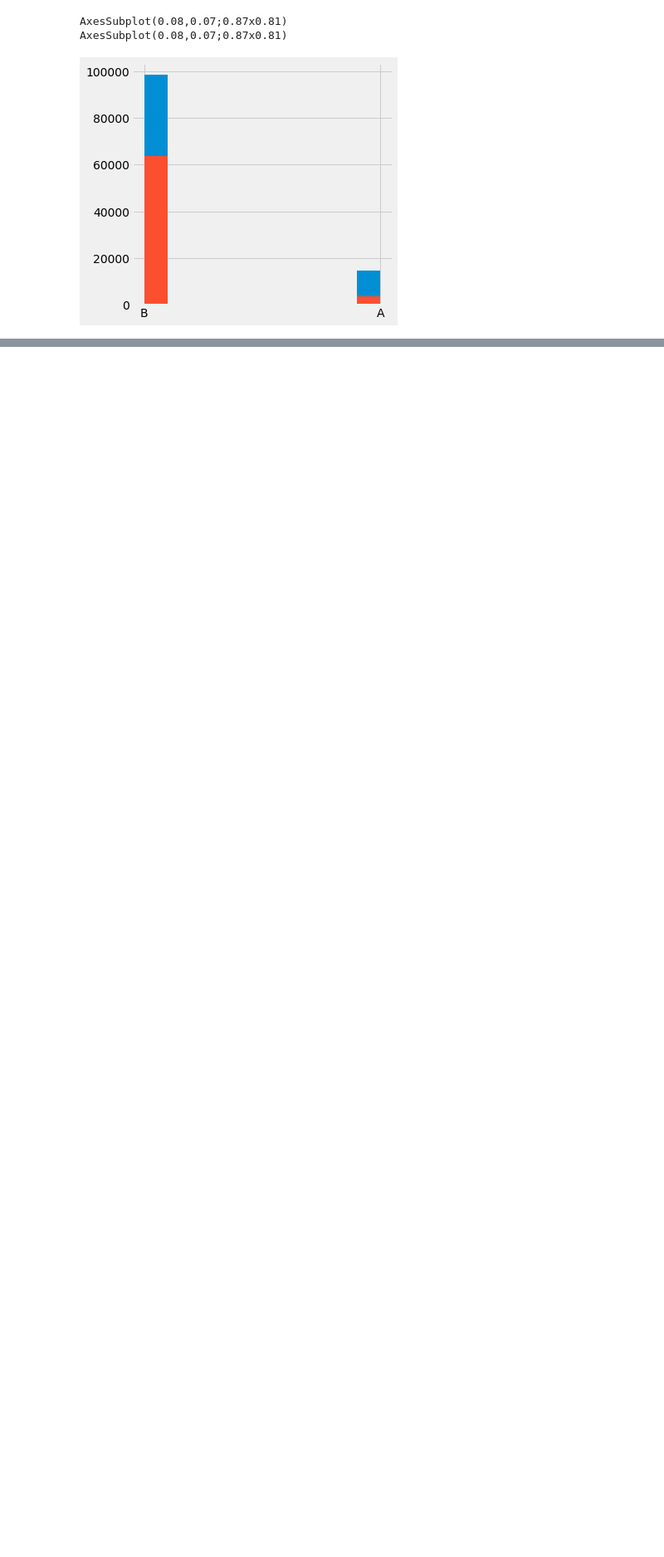
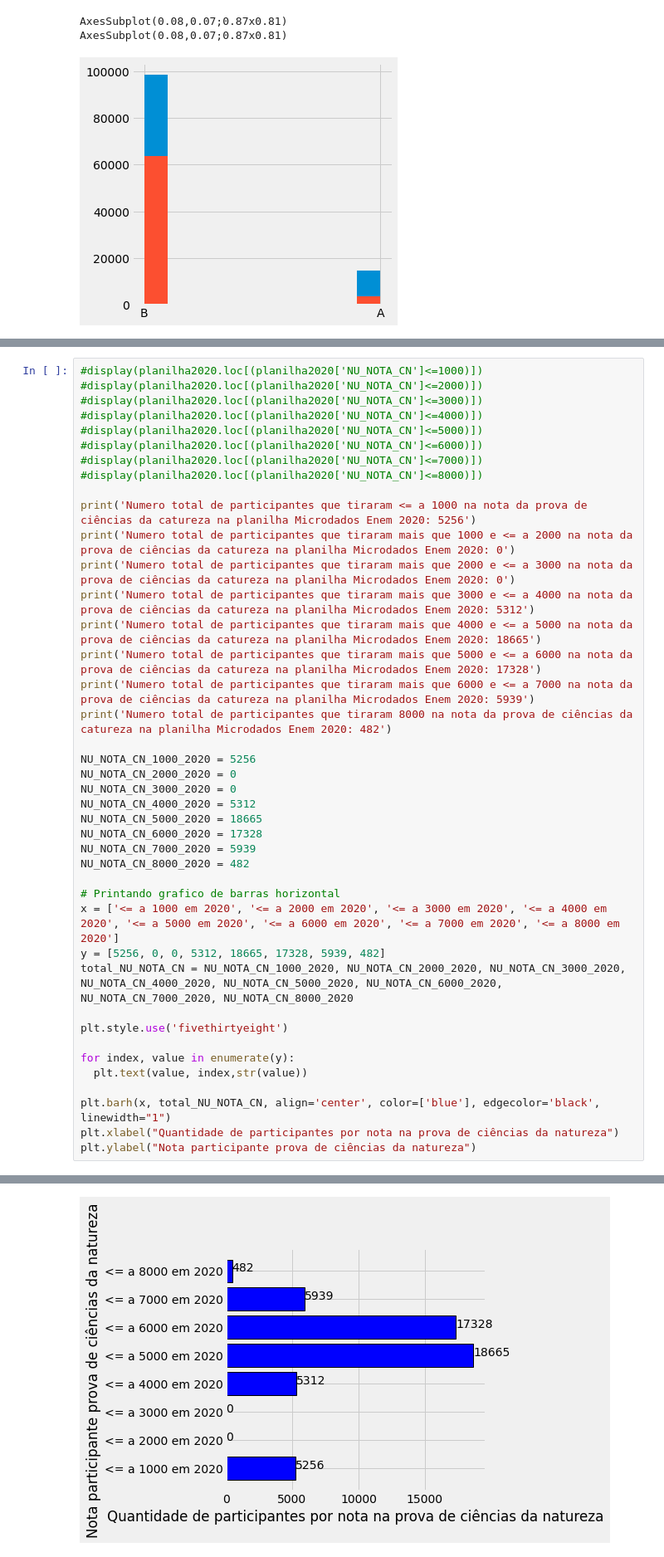
Before and after one commit to kingofrats04/Projeto_IA_DadosEnem, a Jupyter notebook: Graficos_IA.ipynb, the cells around one changed output, grey strips where cells are left out. Shown at 83% size. Saved outputs shown, nothing was run; the diff lists cells and outputs as text; blank space fills up the shorter version.

```diff
--- a/Graficos_IA.ipynb
+++ b/Graficos_IA.ipynb
@@ -725,0 +642,42 @@ AxesSubplot(0.08,0.07;0.87x0.81)
+# %%
+#display(planilha2020.loc[(planilha2020['NU_NOTA_CN']<=1000)])
+#display(planilha2020.loc[(planilha2020['NU_NOTA_CN']<=2000)])
+#display(planilha2020.loc[(planilha2020['NU_NOTA_CN']<=3000)])
+#display(planilha2020.loc[(planilha2020['NU_NOTA_CN']<=4000)])
+#display(planilha2020.loc[(planilha2020['NU_NOTA_CN']<=5000)])
+#display(planilha2020.loc[(planilha2020['NU_NOTA_CN']<=6000)])
+#display(planilha2020.loc[(planilha2020['NU_NOTA_CN']<=7000)])
+#display(planilha2020.loc[(planilha2020['NU_NOTA_CN']<=8000)])
+
+print('Numero total de participantes que tiraram <= a 1000 na nota da prova de ciências da catureza na planilha Microdados Enem 2020: 5256')
+print('Numero total de participantes que tiraram mais que 1000 e <= a 2000 na nota da prova de ciências da catureza na planilha Microdados Enem 2020: 0')
+print('Numero total de participantes que tiraram mais que 2000 e <= a 3000 na nota da prova de ciências da catureza na planilha Microdados Enem 2020: 0')
+print('Numero total de participantes que tiraram mais que 3000 e <= a 4000 na nota da prova de ciências da catureza na planilha Microdados Enem 2020: 5312')
+print('Numero total de participantes que tiraram mais que 4000 e <= a 5000 na nota da prova de ciências da catureza na planilha Microdados Enem 2020: 18665')
+print('Numero total de participantes que tiraram mais que 5000 e <= a 6000 na nota da prova de ciências da catureza na planilha Microdados Enem 2020: 17328')
+print('Numero total de participantes que tiraram mais que 6000 e <= a 7000 na nota da prova de ciências da catureza na planilha Microdados Enem 2020: 5939')
+print('Numero total de participantes que tiraram 8000 na nota da prova de ciências da catureza na planilha Microdados Enem 2020: 482')
+
+NU_NOTA_CN_1000_2020 = 5256
+NU_NOTA_CN_2000_2020 = 0
+NU_NOTA_CN_3000_2020 = 0
+NU_NOTA_CN_4000_2020 = 5312
+NU_NOTA_CN_5000_2020 = 18665
+NU_NOTA_CN_6000_2020 = 17328
+NU_NOTA_CN_7000_2020 = 5939
+NU_NOTA_CN_8000_2020 = 482
+
+# Printando grafico de barras horizontal
+x = ['<= a 1000 em 2020', '<= a 2000 em 2020', '<= a 3000 em 2020', '<= a 4000 em 2020', '<= a 5000 em 2020', '<= a 6000 em 2020', '<= a 7000 em 2020', '<= a 8000 em 2020']
+y = [5256, 0, 0, 5312, 18665, 17328, 5939, 482]
+total_NU_NOTA_CN = NU_NOTA_CN_1000_2020, NU_NOTA_CN_2000_2020, NU_NOTA_CN_3000_2020, NU_NOTA_CN_4000_2020, NU_NOTA_CN_5000_2020, NU_NOTA_CN_6000_2020, NU_NOTA_CN_7000_2020, NU_NOTA_CN_8000_2020
+
+plt.style.use('fivethirtyeight')
+
+for index, value in enumerate(y):
+  plt.text(value, index,str(value))
+
+plt.barh(x, total_NU_NOTA_CN, align='center', color=['blue'], edgecolor='black', linewidth="1")
+plt.xlabel("Quantidade de participantes por nota na prova de ciências da natureza")
+plt.ylabel("Nota participante prova de ciências da natureza")
+# %% [output]
@@ -725,0 +693 @@ AxesSubplot(0.08,0.07;0.87x0.81)
+[figure, added]
```
Also changed, not shown: parts of 8 cells of this notebook.
